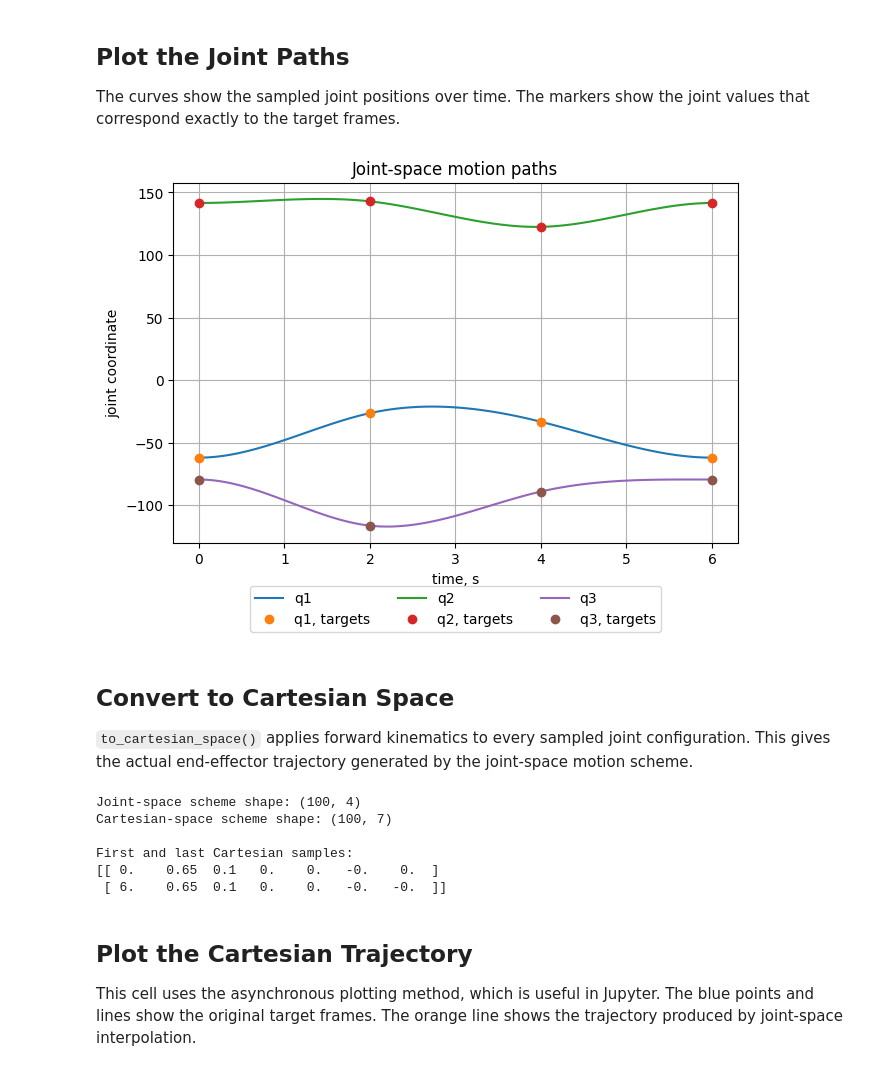
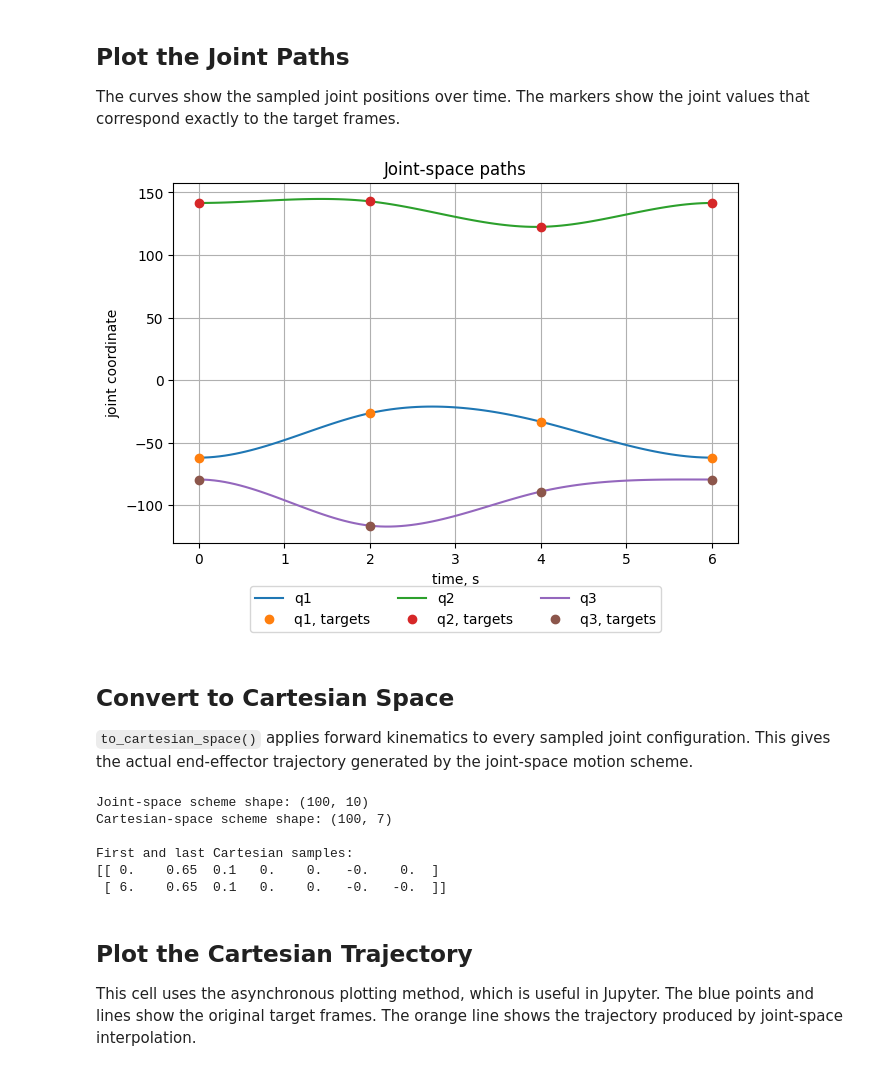
Before and after one commit to TomLXXVI/python-robot, a Jupyter notebook: demos/motion_schemes_demo.ipynb, the cells around one changed output. Drawn from its saved outputs; the diff is of its cells as text; code cells hidden in the pictures.

```diff
--- a/demos/motion_schemes_demo.ipynb
+++ b/demos/motion_schemes_demo.ipynb
@@ -54,20 +54,20 @@ T3: origin=[0.65 0.1  0.  ], orient_angles=[0. 0. 0.]
 
 `JointMotionScheme` first solves inverse kinematics for each target frame. It then creates one multipoint motion profile per joint. In this example, we use a cubic profile with zero start velocity and zero end velocity.
 # %%
-joint_scheme = JointMotionScheme(
+joint_scheme = JointSpaceScheme.create(
     target_frames=target_frames,
+    dt_segments=dt_segments,
     manipulator=robot,
-    dt_segments=dt_segments,
-    mp_type=MultiMotionProfileType.CUBIC,
+    mp_type=MultiPointMotionProfileType.CUBIC,
     num_t_samples=100,
 )
 
 print("Joint coordinates at the target frames:")
-print(joint_scheme.tables.coordinates)
+print(joint_scheme.tables.target_coordinates)
 
 print("\nFirst five rows of the joint-space timetable:")
 scheme_lines = joint_scheme.tables.scheme.splitlines()
-for line in scheme_lines[:7]:
+for line in scheme_lines[:8]:
     print(line)
 # %% [output]
 Joint coordinates at the target frames:
@@ -93,11 +94,11 @@ First five rows of the joint-space timetable:
 
 The curves show the sampled joint positions over time. The markers show the joint values that correspond exactly to the target frames.
 # %%
-chart = joint_scheme.plot_motion_paths()
-chart.add_title("Joint-space motion paths")
+chart = joint_scheme.plot_paths()
+chart.add_title("Joint-space paths")
 chart.show()
 # %% [output]
-[figure, old version]
+[figure, new version]
 # %% [markdown]
 ## Convert to Cartesian Space
 
@@ -111,7 +112,7 @@ print("Cartesian-space scheme shape:", cartesian_scheme.scheme.shape)
 print("\nFirst and last Cartesian samples:")
 print(np.round(cartesian_scheme.scheme[[0, -1]], 4))
 # %% [output]
-Joint-space scheme shape: (100, 4)
+Joint-space scheme shape: (100, 10)
 Cartesian-space scheme shape: (100, 7)
 
 First and last Cartesian samples:
```
Also changed, not shown: parts of 4 cells of this notebook, 28 other files.
